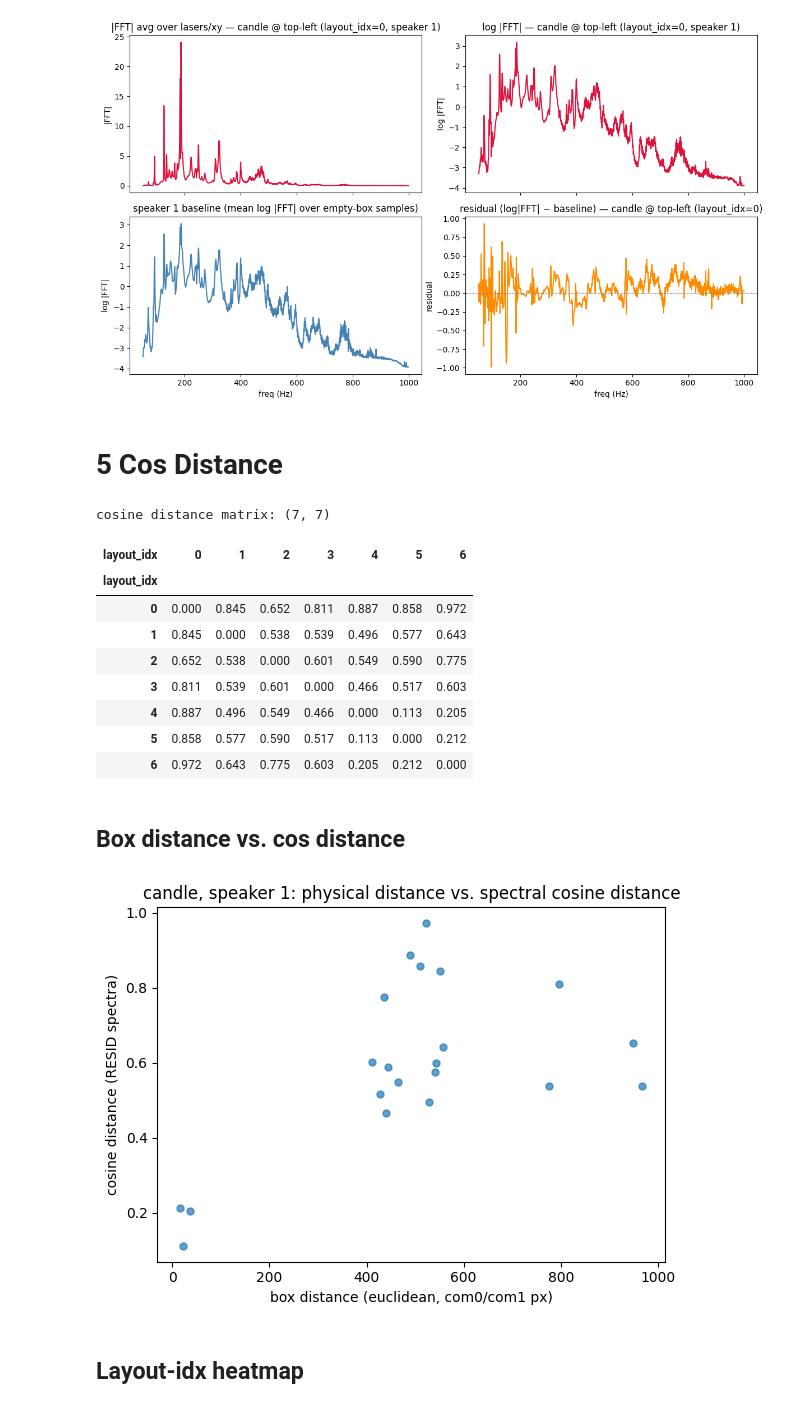
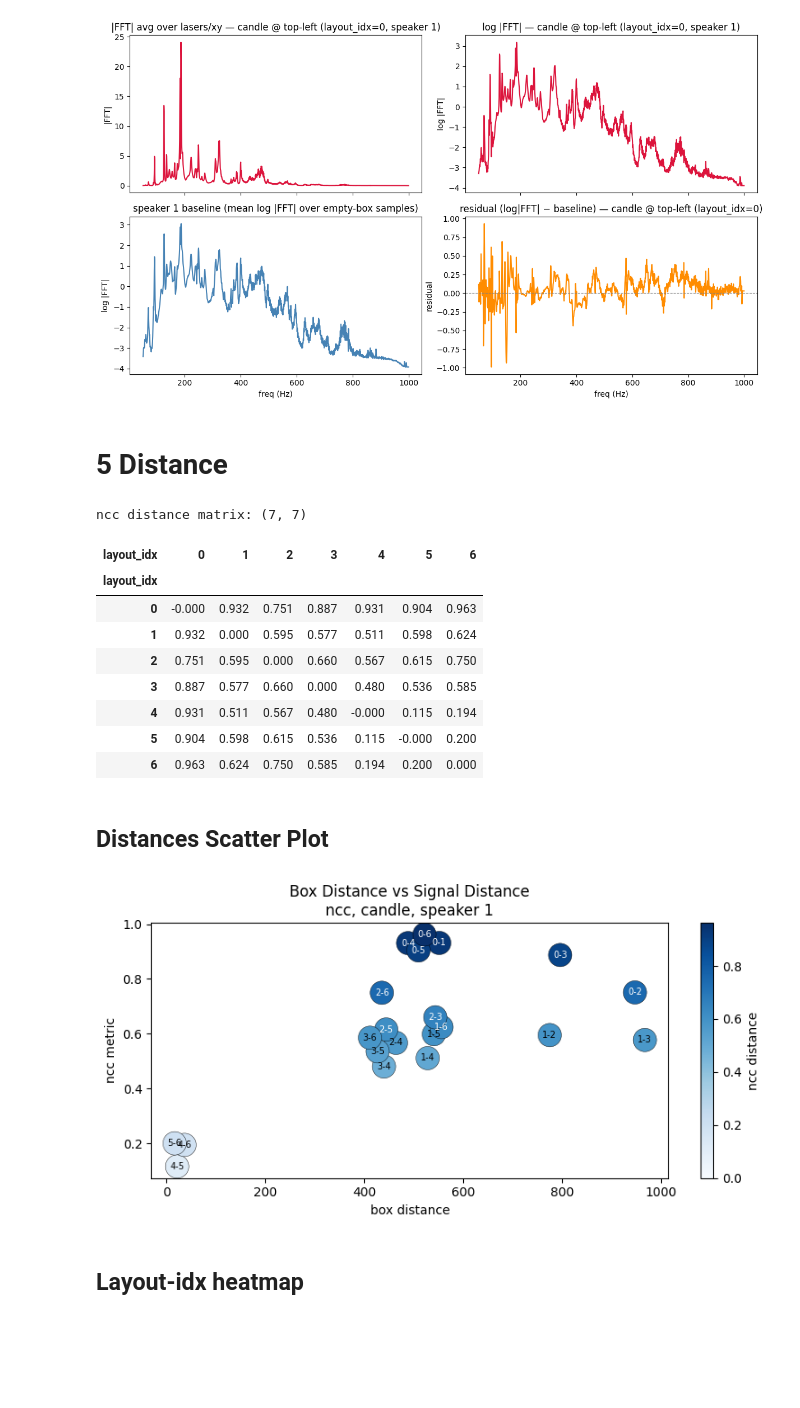
Before and after one commit to eitanturok/good-vibrations, a Jupyter notebook: notebooks/89_gastronorm_many_objects_position_filter.ipynb, the cells around one changed output. Saved outputs shown, nothing was run; the diff lists cells and outputs as text; code cells hidden in the pictures; blank space fills up the shorter version.

```diff
--- a/notebooks/89_gastronorm_many_objects_position_filter.ipynb
+++ b/notebooks/89_gastronorm_many_objects_position_filter.ipynb
@@ -282,5 +282,7 @@ plt.show()
 # %% [output]
 [figure]
 # %% [markdown]
-# 5 Cos Distance
+# 5 Distance
+# %%
+DISTANCE_METRIC = "ncc"
 # %%
@@ -288,48 +306,62 @@ DIST_METRIC = 'cosine'
 # %%
 def dist_matrix(X, metric=None):
-    """Pairwise distance matrix, metric swappable via DIST_METRIC / the metric arg."""
-    return squareform(pdist(X, metric=metric or DIST_METRIC))
+    """Pairwise distance matrix via DISTANCE_METRICS[metric or DISTANCE_METRIC]."""
+    return DISTANCE_METRICS[metric or DISTANCE_METRIC](X)
 
 
 def dist_to_ref(X, ref, metric=None):
-    """Distance from a single reference row to every row of X."""
-    return cdist(ref[None, :], X, metric=metric or DIST_METRIC)[0]
+    """Distance from a single reference row to every row of X, via the same vectorized metric function."""
+    return dist_matrix(np.vstack([ref[None, :], X]), metric=metric)[0, 1:]
 
 
-COS_DIST = dist_matrix(RESID, metric=DIST_METRIC)  # (n_positions, n_positions)
-print(f"{DIST_METRIC} distance matrix: {COS_DIST.shape}")
+DIST_MATRIX = dist_matrix(RESID)  # (n_positions, n_positions)
+print(f"{DISTANCE_METRIC} distance matrix: {DIST_MATRIX.shape}")
 pd.DataFrame(
-    COS_DIST,
+    DIST_MATRIX,
     index=df_object["layout_idx"],
     columns=df_object["layout_idx"],
 ).round(3)
 # %% [output]
-cosine distance matrix: (7, 7)
+ncc distance matrix: (7, 7)
 | layout_idx | 0 | 1 | 2 | 3 | 4 | 5 | 6 |
 | layout_idx |  |  |  |  |  |  |  |
-| 0 | 0.000 | 0.845 | 0.652 | 0.811 | 0.887 | 0.858 | 0.972 |
-| 1 | 0.845 | 0.000 | 0.538 | 0.539 | 0.496 | 0.577 | 0.643 |
-| 2 | 0.652 | 0.538 | 0.000 | 0.601 | 0.549 | 0.590 | 0.775 |
-| 3 | 0.811 | 0.539 | 0.601 | 0.000 | 0.466 | 0.517 | 0.603 |
-| 4 | 0.887 | 0.496 | 0.549 | 0.466 | 0.000 | 0.113 | 0.205 |
-| 5 | 0.858 | 0.577 | 0.590 | 0.517 | 0.113 | 0.000 | 0.212 |
-| 6 | 0.972 | 0.643 | 0.775 | 0.603 | 0.205 | 0.212 | 0.000 |
+| 0 | -0.000 | 0.932 | 0.751 | 0.887 | 0.931 | 0.904 | 0.963 |
+| 1 | 0.932 | 0.000 | 0.595 | 0.577 | 0.511 | 0.598 | 0.624 |
+| 2 | 0.751 | 0.595 | 0.000 | 0.660 | 0.567 | 0.615 | 0.750 |
+| 3 | 0.887 | 0.577 | 0.660 | 0.000 | 0.480 | 0.536 | 0.585 |
+| 4 | 0.931 | 0.511 | 0.567 | 0.480 | -0.000 | 0.115 | 0.194 |
+| 5 | 0.904 | 0.598 | 0.615 | 0.536 | 0.115 | -0.000 | 0.200 |
+| 6 | 0.963 | 0.624 | 0.750 | 0.585 | 0.194 | 0.200 | 0.000 |
 # %% [markdown]
-## Box distance vs. cos distance
+## Distances Scatter Plot
+# %%
+def text_color_for_value(v, vmin, vmax, cmap):
+    """Pick white/black text color for legibility against cmap(v)."""
+    norm = plt.Normalize(vmin, vmax)
+    r, g, b, _ = plt.get_cmap(cmap)(norm(v))
+    luminance = 0.299 * r + 0.587 * g + 0.114 * b
+    return "white" if luminance < 0.5 else "black"
 # %%
 com_xy = df_object[["com0", "com1"]].to_numpy()
 box_dist = squareform(pdist(com_xy, metric="euclidean"))
 
 iu = np.triu_indices(len(df_object), k=1)
-fig, ax = plt.subplots(figsize=(6, 4.5))
-ax.scatter(box_dist[iu], COS_DIST[iu], s=25, alpha=0.7)
-ax.set_xlabel("box distance (euclidean, com0/com1 px)")
-ax.set_ylabel(f"{DIST_METRIC} distance (RESID spectra)")
-ax.set_title(f"{OBJECT}, speaker {SPEAKER}: physical distance vs. spectral {DIST_METRIC} distance")
+layout_idx = df_object["layout_idx"].to_numpy()
+pair_labels = [f"{layout_idx[i]}-{layout_idx[j]}" for i, j in zip(*iu)]
+vmin, vmax = 0, DIST_MATRIX[iu].max()
+
+fig, ax = plt.subplots(figsize=(8, 4))
+sc = ax.scatter(box_dist[iu], DIST_MATRIX[iu], c=DIST_MATRIX[iu], cmap="Blues", vmin=vmin, vmax=vmax, s=350, edgecolors="black", linewidths=0.3)
+for x, y, label in zip(box_dist[iu], DIST_MATRIX[iu], pair_labels):
+    ax.annotate(label, (x, y), ha="center", va="center", fontsize=7, color=text_color_for_value(y, vmin, vmax, "Blues"))
+ax.set_xlabel("box distance")
+ax.set_ylabel(f"{DISTANCE_METRIC} metric")
+ax.set_title(f"Box Distance vs Signal Distance\n{DISTANCE_METRIC}, {OBJECT}, speaker {SPEAKER}")
+fig.colorbar(sc, ax=ax, label=f"{DISTANCE_METRIC} distance")
 plt.tight_layout()
 plt.show()
 # %% [output]
-[figure, old version]
+[figure, new version]
 # %% [markdown]
 ## Layout-idx heatmap
 # %%
```
Also changed, not shown: parts of 5 cells of this notebook.
